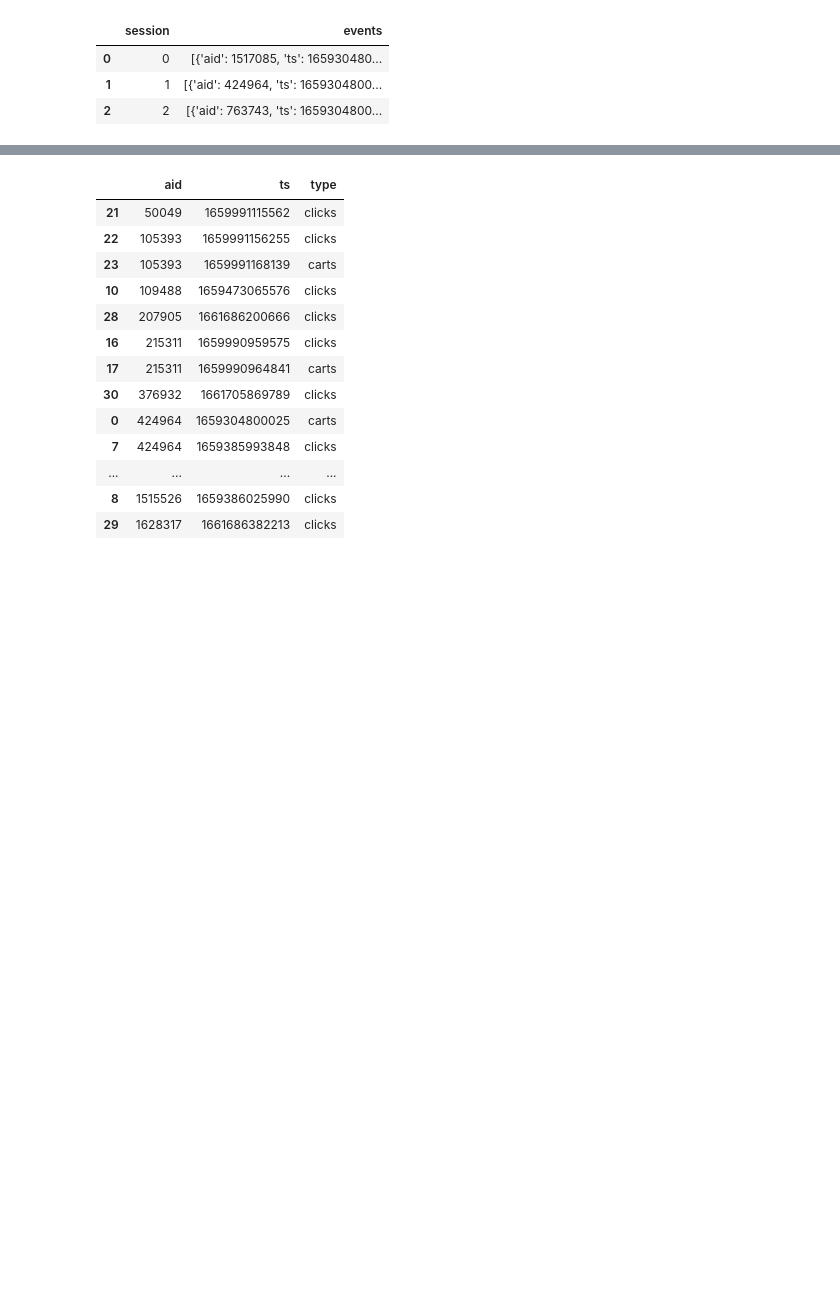
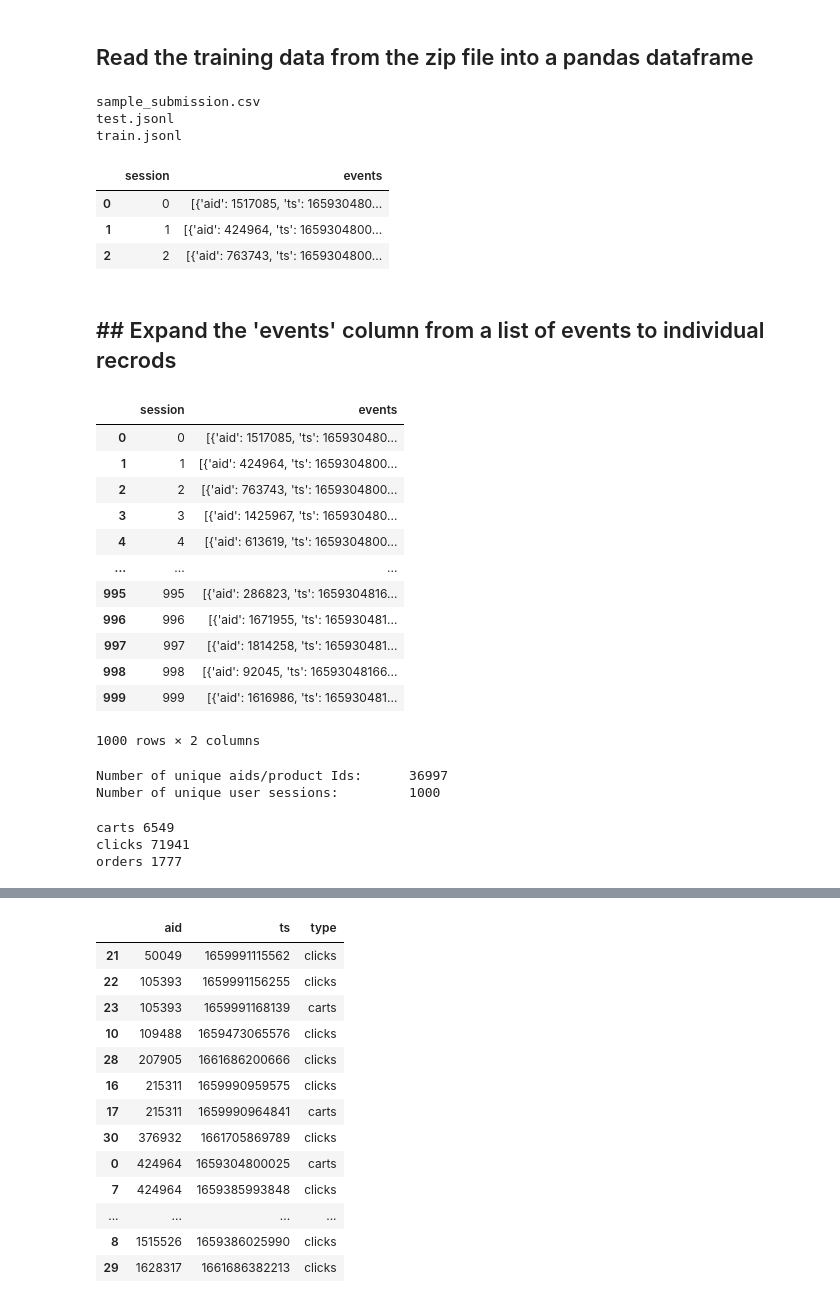
Before and after one commit to axa99/ottp-multi-recs, a Jupyter notebook: ottp-eda_12_05_2022.ipynb, the cells around one changed output, grey strips where cells are left out. Cells and saved outputs as stored; diff of their text form; code cells hidden in the pictures; blank space fills up the shorter version.

Commit message:
updated data read process

```diff
--- a/ottp-eda_12_05_2022.ipynb
+++ b/ottp-eda_12_05_2022.ipynb
@@ -7,14 +7,22 @@ import seaborn as sns
 import numpy as np
 
 sns.set_theme()
+# %% [markdown]
+## Read the training data from the zip file into a pandas dataframe
 # %%
-sample_size = 100000
-train_data_path = "otto-recommender-system/train.jsonl"
-chunks = pd.read_json(train_data_path, lines=True, chunksize=sample_size)
-
-for c in chunks:
-    train_data_df = c
-    break
+from zipfile import ZipFile
+with ZipFile("/Users/arnav1up/Documents/ottp-multi-recs/data/otto-recommender-system.zip", mode="r") as archive:
+    for filename in archive.namelist():
+        print(filename)
+        with archive.open('train.jsonl') as jl:
+            chunks = pd.read_json(jl, lines=True, chunksize=1000)
+            for c in chunks:
+                train_data_df = c
+                break
+# %% [output]
+sample_submission.csv
+test.jsonl
+train.jsonl
 # %%
 train_data_df.head(3)
 # %% [output]
@@ -22,3 +30,5 @@ train_data_df.head(3)
 | 0 | 0 | [{'aid': 1517085, 'ts': 165930480... |
 | 1 | 1 | [{'aid': 424964, 'ts': 1659304800... |
 | 2 | 2 | [{'aid': 763743, 'ts': 1659304800... |
+# %% [markdown]
+## ## Expand the 'events' column from a list of events to individual recrods
@@ -24,0 +41,16 @@ train_data_df.head(3)
+# %%
+train_data_df
+# %% [output]
+|  | session | events |
+| 0 | 0 | [{'aid': 1517085, 'ts': 165930480... |
+| 1 | 1 | [{'aid': 424964, 'ts': 1659304800... |
+| 2 | 2 | [{'aid': 763743, 'ts': 1659304800... |
+| 3 | 3 | [{'aid': 1425967, 'ts': 165930480... |
+| 4 | 4 | [{'aid': 613619, 'ts': 1659304800... |
+| ... | ... | ... |
+| 995 | 995 | [{'aid': 286823, 'ts': 1659304816... |
+| 996 | 996 | [{'aid': 1671955, 'ts': 165930481... |
+| 997 | 997 | [{'aid': 1814258, 'ts': 165930481... |
+| 998 | 998 | [{'aid': 92045, 'ts': 16593048166... |
+| 999 | 999 | [{'aid': 1616986, 'ts': 165930481... |
+1000 rows × 2 columns
@@ -24,0 +60,18 @@ train_data_df.head(3)
+# %%
+number_of_aids = all_dfs_concat['aid'].drop_duplicates().count() # Number of unique aids/product Ids
+number_of_sessions = all_dfs_concat['session_id'].drop_duplicates().count() # Number of unique user sessions
+
+
+print(f"Number of unique aids/product Ids:\t{number_of_aids}\nNumber of unique user sessions: \t{number_of_sessions}")
+# %% [output]
+Number of unique aids/product Ids:      36997
+Number of unique user sessions:         1000
+# %%
+# Number of events by event type
+event_group = all_dfs_concat.groupby('type')
+for grp,v in event_group.groups.items():
+    print(grp, len(v))
+# %% [output]
+carts 6549
+clicks 71941
+orders 1777
```
Also changed, not shown: parts of 8 cells of this notebook.
